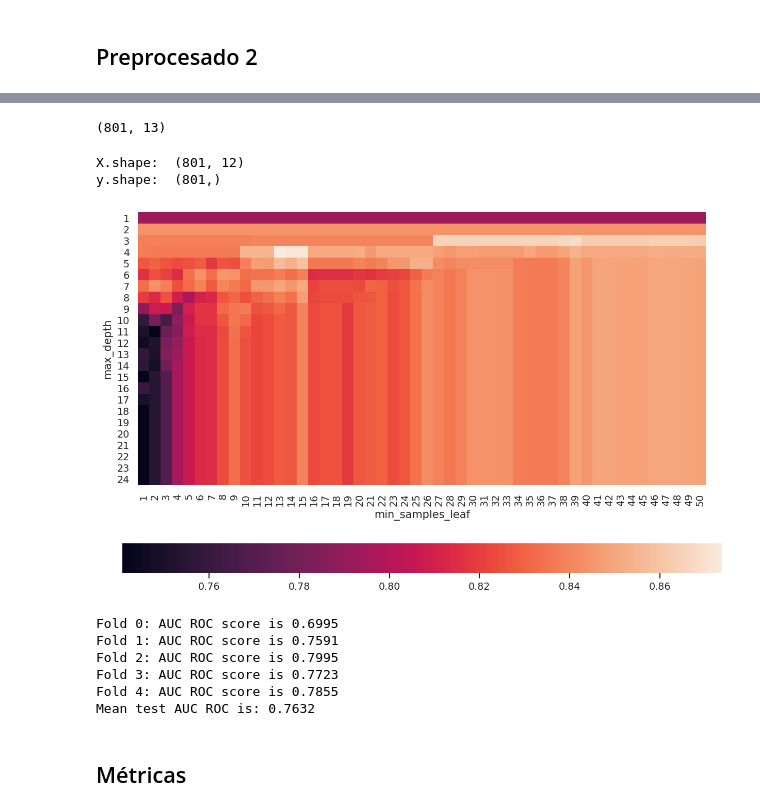
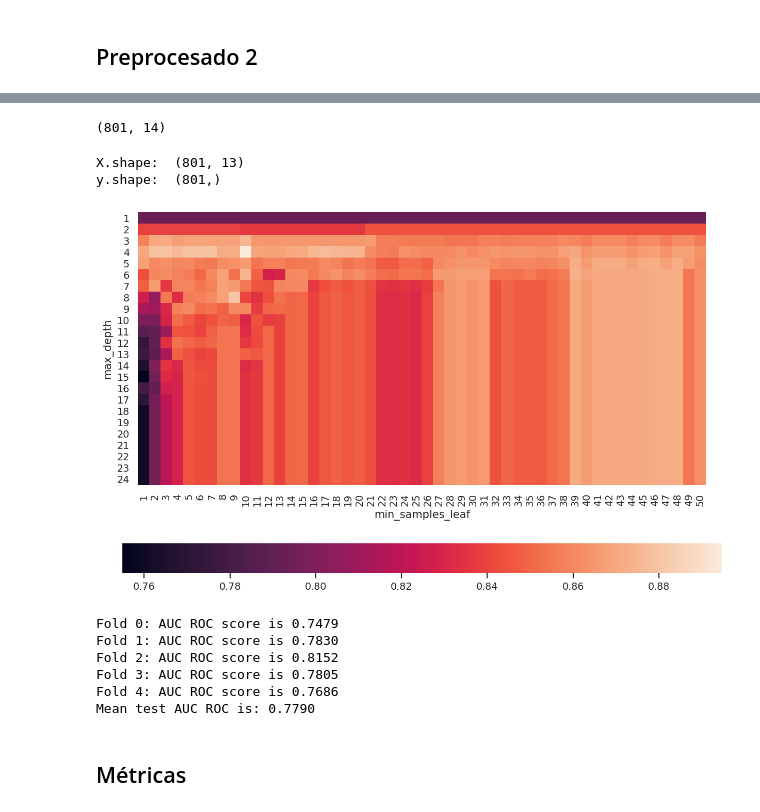
Before and after one commit to JuanOpizzi/Datos-2020-2c, a Jupyter notebook: TP2/arbol.ipynb, the cells around one changed output, grey strips where cells are left out. Cells and saved outputs as stored; diff of their text form; code cells hidden in the pictures.

Commit message:
Se aplica stratify y 2 preprocesados en arbol

```diff
--- a/TP2/arbol.ipynb
+++ b/TP2/arbol.ipynb
@@ -198,8 +198,8 @@ df_resultado.to_csv('prediccion/arbol_resultado_final.csv')
 ## Preprocesado 2
 # %%
 def preprocesado_2(dataset, columnas):
-    df = eliminar_features_que_no_aportan_info(dataset, False)
-    df = eliminar_feature(df, 'edad')
+    df = eliminar_features_que_no_aportan_info(dataset, True)
+    df = replace_nulls_column(df, 'edad', 'mediana')
     df = encodear_atributos_categoricos(df)
     df = df.reindex(columns = columnas)
     return df
@@ -224,4 +206,9 @@ columnas_nuevas
+# %%
+columnas_nuevas = ['tipo_de_sala_4d', 'tipo_de_sala_normal', 'tipo_de_sala_nan', 'id_usuario', 'genero_mujer', 'genero_nan',
+              'edad', 'amigos', 'parientes', 'precio_ticket',
+              'nombre_sede_fiumark_palermo', 'nombre_sede_fiumark_quilmes', 'nombre_sede_nan']
+columnas_2 = columnas_nuevas + volver
 # %%
-df_2 = preprocesado_2(dataset, columnas_nuevas)
+df_2 = preprocesado_2(dataset, columnas_2)
 df_2.head()
 # %% [output]
@@ -234,4 +221,4 @@ df_2.head()
 # %%
 df_2.shape
 # %% [output]
-(801, 13)
+(801, 14)
@@ -242,23 +225,25 @@ columnas_2 = ['genero_mujer', 'genero_nan', 'tipo_de_sala_normal', 'tipo_de_sala
 # %%
-X_train_2, X_test_2, y_train_2, y_test_2 = split_dataset_test_and_train(df_2, columnas_2)
+X_train_2, X_test_2, y_train_2, y_test_2 = split_dataset_test_and_train(df_2, columnas_nuevas)
 find_params_for_decision_tree(X_train_2, X_test_2, y_train_2, y_test_2)
 # %% [output]
-X.shape:  (801, 12)
+X.shape:  (801, 13)
 y.shape:  (801,)
-[figure, old version]
+[figure, new version]
 # %%
-clf_2 = DecisionTreeClassifier(max_depth=4, min_samples_leaf=13, random_state=117)
+min_samples_leaf_best = 10
+max_depth_best = 4
+clf_2 = DecisionTreeClassifier(max_depth=max_depth_best, min_samples_leaf=min_samples_leaf_best, random_state=117)
 clf_2.fit(X_train_2, y_train_2)
-X_2 = df_2.loc[:, columnas_2]
+X_2 = df_2.loc[:, columnas_nuevas]
 y_2 = df_2.loc[:, 'volveria']
 arbol_2 = apply_stratified_k_fold(X_2,y_2,clf_2)
 # %% [output]
-Fold 0: AUC ROC score is 0.6995
-Fold 1: AUC ROC score is 0.7591
-Fold 2: AUC ROC score is 0.7995
-Fold 3: AUC ROC score is 0.7723
-Fold 4: AUC ROC score is 0.7855
-Mean test AUC ROC is: 0.7632
+Fold 0: AUC ROC score is 0.7479
+Fold 1: AUC ROC score is 0.7830
+Fold 2: AUC ROC score is 0.8152
+Fold 3: AUC ROC score is 0.7805
+Fold 4: AUC ROC score is 0.7686
+Mean test AUC ROC is: 0.7790
 # %% [markdown]
 ## Métricas
 # %%
```
Also changed, not shown: parts of 7 cells of this notebook, 1 other file.
